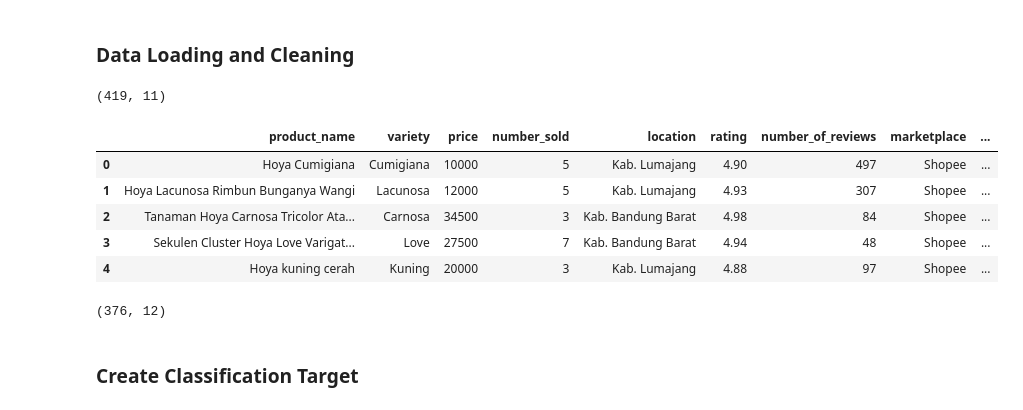
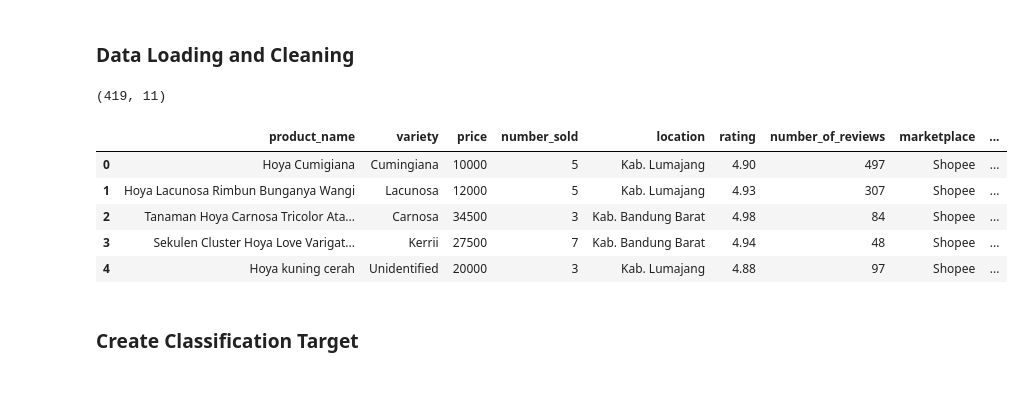
Before and after one commit to firilanjm/hoya_marketplace, a Jupyter notebook: notebooks/ml_analytics.ipynb, the cells around one changed output. Cells and saved outputs as stored; diff of their text form; code cells hidden in the pictures.

```diff
--- a/notebooks/ml_analytics.ipynb
+++ b/notebooks/ml_analytics.ipynb
@@ -22,18 +22,18 @@ from sklearn.metrics import (
 
 pd.set_option("display.max_columns", None)
 # %%
-df = pd.read_csv(
+df_ml = pd.read_csv(
     "../data/shopee_hoya_clean.csv"
 )
 
-print(df.shape)
+print(df_ml.shape)
 
-df.head()
+df_ml.head()
 # %% [output]
 (419, 11)
 |  | product_name | variety | price | number_sold | location | rating | number_of_reviews | marketplace | ... |
-| 0 | Hoya Cumigiana | Cumigiana | 10000 | 5 | Kab. Lumajang | 4.90 | 497 | Shopee | ... |
+| 0 | Hoya Cumigiana | Cumingiana | 10000 | 5 | Kab. Lumajang | 4.90 | 497 | Shopee | ... |
 | 1 | Hoya Lacunosa Rimbun Bunganya Wangi | Lacunosa | 12000 | 5 | Kab. Lumajang | 4.93 | 307 | Shopee | ... |
 | 2 | Tanaman Hoya Carnosa Tricolor Ata... | Carnosa | 34500 | 3 | Kab. Bandung Barat | 4.98 | 84 | Shopee | ... |
-| 3 | Sekulen Cluster Hoya Love Varigat... | Love | 27500 | 7 | Kab. Bandung Barat | 4.94 | 48 | Shopee | ... |
-| 4 | Hoya kuning cerah | Kuning | 20000 | 3 | Kab. Lumajang | 4.88 | 97 | Shopee | ... |
+| 3 | Sekulen Cluster Hoya Love Varigat... | Kerrii | 27500 | 7 | Kab. Bandung Barat | 4.94 | 48 | Shopee | ... |
+| 4 | Hoya kuning cerah | Unidentified | 20000 | 3 | Kab. Lumajang | 4.88 | 97 | Shopee | ... |
@@ -45,28 +67,4 @@ df["estimated_revenue"] = (
 )
-# %%
-exclude_varieties = [
-
-    "Tidak Teridentifikasi",
-
-    "Bunga",
-
-    "Unknown",
-
-    "Other"
-]
-
-df_ml = (
-    df[
-        ~df["variety"].isin(
-            exclude_varieties
-        )
-    ]
-    .copy()
-)
-
-print(df_ml.shape)
-# %% [output]
-(376, 12)
 # %% [markdown]
 ### Create Classification Target
 # %%
```
Also changed, not shown: parts of 16 cells of this notebook, 9 other files.
